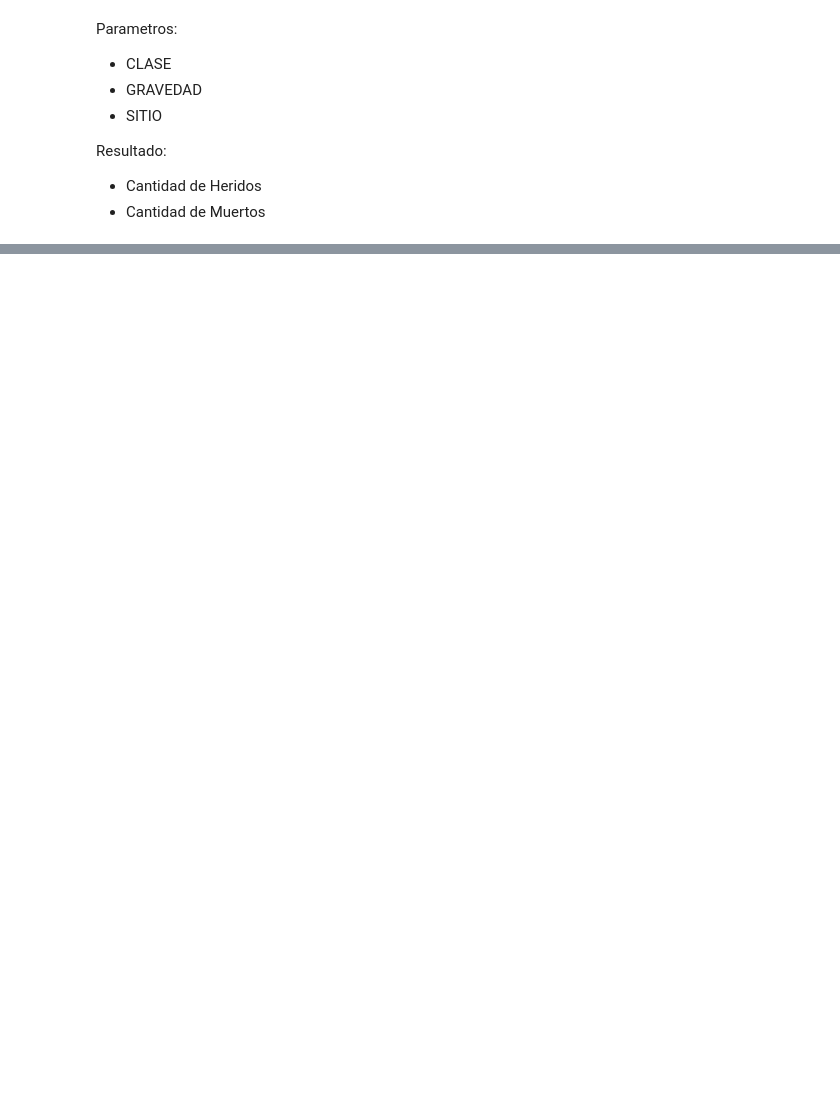
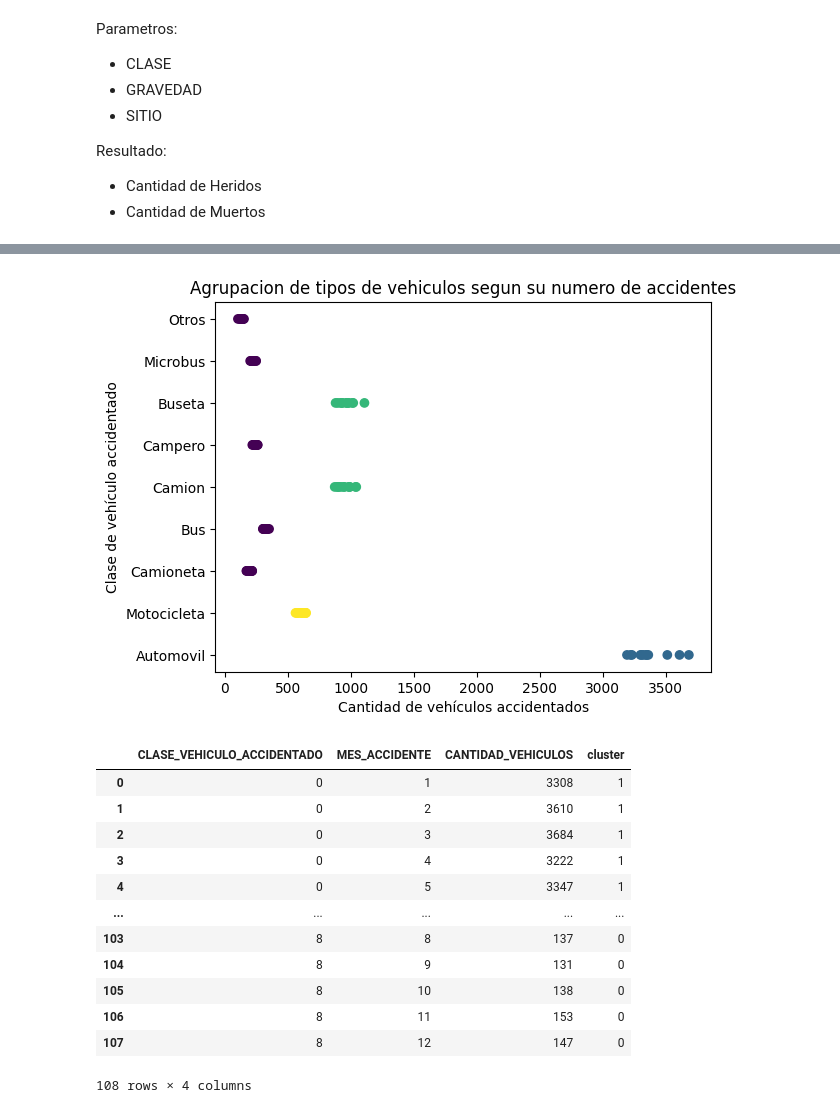
Before and after one commit to CodiPop/Accidentalidad-vehicular-Barranquilla-Machine-Learning, a Jupyter notebook: Trabajo.ipynb, the cells around one changed output, grey strips where cells are left out. Saved outputs shown, nothing was run; the diff lists cells and outputs as text; code cells hidden in the pictures; blank space fills up the shorter version.

```diff
--- a/Trabajo.ipynb
+++ b/Trabajo.ipynb
@@ -212,0 +286,4 @@ weighted avg       0.87      0.92      0.89      8470
+# %%
+df = pd.read_csv('/content/drive/MyDrive/Datos/Accidentalidad_Barranquilla_detalle_de_Veh_culos.csv')
+df.columns = [col.replace("\n", " ").strip() for col in df.columns]
+df
@@ -212,0 +304,53 @@ weighted avg       0.87      0.92      0.89      8470
+# %%
+le = LabelEncoder()
+grouped_data = df.groupby(['CLASE_VEHICULO_ACCIDENTADO', 'MES_ACCIDENTE'])['CANTIDAD_VEHICULOS'].sum().reset_index()
+
+# Filtrar las filas con suma menor a 100 en la columna 'CANTIDAD_VEHICULOS'
+grouped_data.loc[grouped_data['CANTIDAD_VEHICULOS'] < 100, 'CLASE_VEHICULO_ACCIDENTADO'] = 'OTROS'
+
+# Agrupar nuevamente los datos por clase de vehículo y mes y sumar las cantidades de vehículos
+grouped_data = grouped_data.groupby(['CLASE_VEHICULO_ACCIDENTADO', 'MES_ACCIDENTE'])['CANTIDAD_VEHICULOS'].sum().reset_index()
+grouped_data
+
+# Convertir los valores de la columna "Clase de vehiculo" a int
+grouped_data['CLASE_VEHICULO_ACCIDENTADO'] = le.fit_transform(grouped_data['CLASE_VEHICULO_ACCIDENTADO'])
+X = grouped_data[['CLASE_VEHICULO_ACCIDENTADO', 'CANTIDAD_VEHICULOS']]
+
+# Ajustar el modelo de K-means con 4 clusters
+kmeans = KMeans(n_clusters=4, random_state=0)
+kmeans.fit(X)
+
+# Obtener las etiquetas de cluster
+labels = kmeans.labels_
+
+# Agregar las etiquetas de cluster al DataFrame
+grouped_data['cluster'] = labels
+
+# Crear una lista con los nombres de las clases de vehículos en el orden correcto
+class_names = ['Automovil', 'Motocicleta', 'Camioneta', 'Bus', 'Camion', "Campero", 'Buseta', 'Microbus',"Otros"]
+
+# Graficar los resultados y establecer los ticks en el eje y
+plt.scatter(grouped_data['CANTIDAD_VEHICULOS'], grouped_data['CLASE_VEHICULO_ACCIDENTADO'], c=labels)
+plt.yticks(range(9), class_names)
+
+# Añadir etiquetas a los ejes y al gráfico
+plt.xlabel('Cantidad de vehículos accidentados')
+plt.ylabel('Clase de vehículo accidentado')
+plt.title('Agrupacion de tipos de vehiculos segun su numero de accidentes')
+plt.show()
+grouped_data
+# %% [output]
+[figure, added]
+|  | CLASE_VEHICULO_ACCIDENTADO | MES_ACCIDENTE | CANTIDAD_VEHICULOS | cluster |
+| 0 | 0 | 1 | 3308 | 1 |
+| 1 | 0 | 2 | 3610 | 1 |
+| 2 | 0 | 3 | 3684 | 1 |
+| 3 | 0 | 4 | 3222 | 1 |
+| 4 | 0 | 5 | 3347 | 1 |
+| ... | ... | ... | ... | ... |
+| 103 | 8 | 8 | 137 | 0 |
+| 104 | 8 | 9 | 131 | 0 |
+| 105 | 8 | 10 | 138 | 0 |
+| 106 | 8 | 11 | 153 | 0 |
+| 107 | 8 | 12 | 147 | 0 |
+108 rows × 4 columns
```
Also changed, not shown: parts of 37 cells of this notebook.
